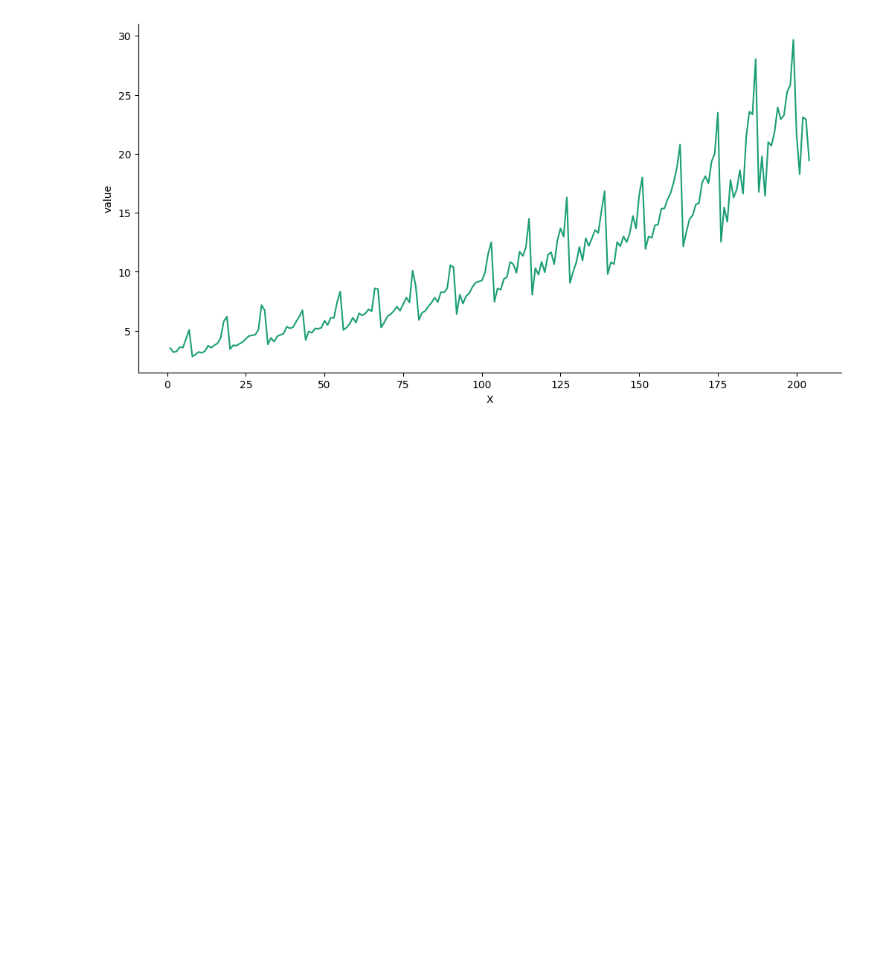
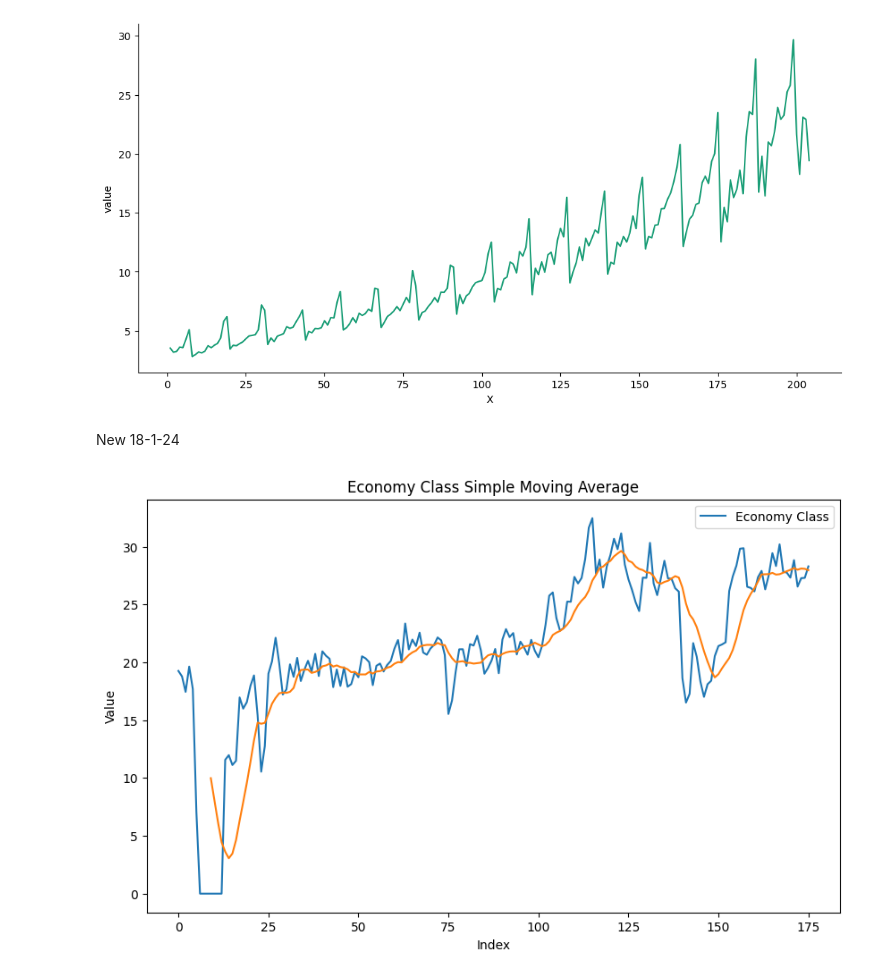
Before and after one commit to Devjethva1111/DataScience-Lab, a Jupyter notebook: Sem-2/Time series analysis & forecasting/Air_Passenger.ipynb, the cells around one changed output. Cells and saved outputs as stored; diff of their text form; code cells hidden in the pictures; blank space fills up the shorter version.

```diff
--- a/Sem-2/Time series analysis & forecasting/Air_Passenger.ipynb
+++ b/Sem-2/Time series analysis & forecasting/Air_Passenger.ipynb
@@ -130,3 +130,18 @@ plt.xlabel('X')
 _ = plt.ylabel('value')
 # %% [output]
 [figure]
+# %% [markdown]
+New 18-1-24
+# %%
+df['Economy_Class_SMA'] = df['Economy.Class'].rolling(10).mean()
+# %%
+plt.figure(figsize=(10, 6))
+plt.plot(df['Economy.Class'], label='Economy Class')
+plt.plot(df['Economy_Class_SMA'])
+plt.title('Economy Class Simple Moving Average')
+plt.xlabel('Index')
+plt.ylabel('Value')
+plt.legend()
+plt.show()
+# %% [output]
+[figure, added]
```
Also changed, not shown: parts of 8 cells of this notebook.
